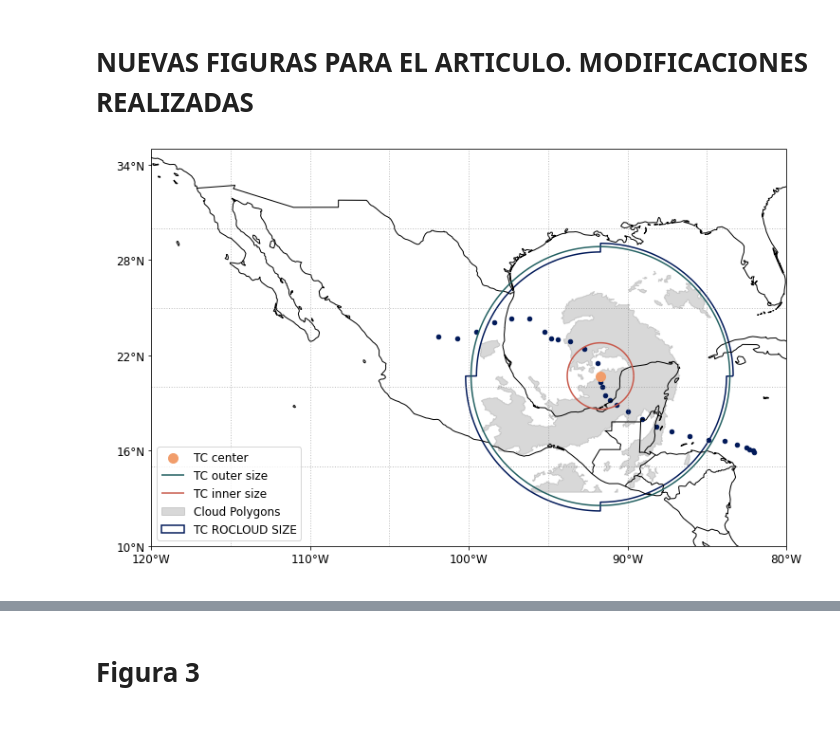
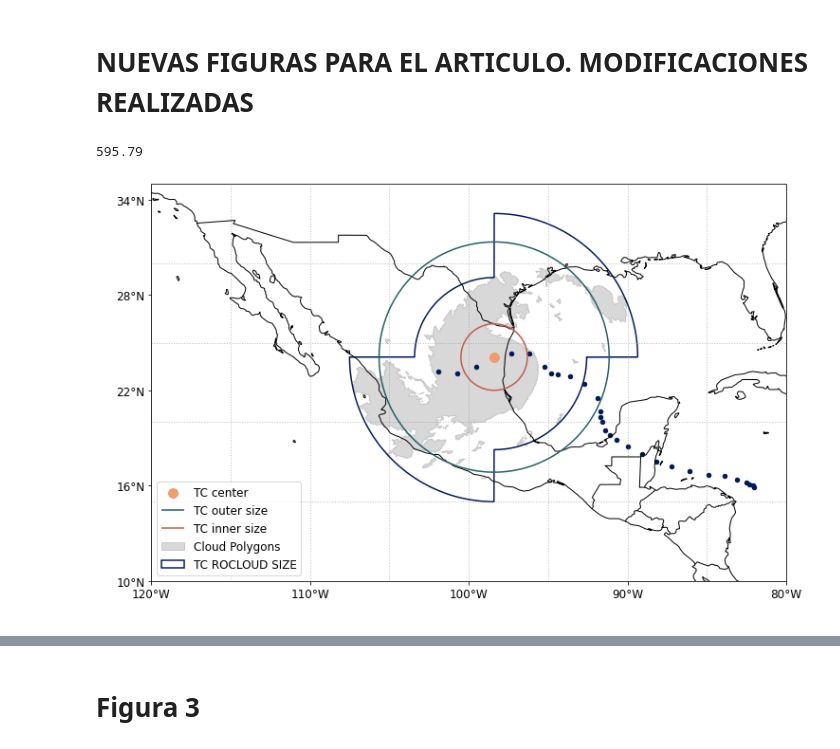
Before and after one commit to apereze/Figures_Article_DataBase, a Jupyter notebook: art_data/Figures_Art.ipynb, the cells around one changed output, grey strips where cells are left out. Cells and saved outputs as stored; diff of their text form; code cells hidden in the pictures.

```diff
--- a/art_data/Figures_Art.ipynb
+++ b/art_data/Figures_Art.ipynb
@@ -603,7 +603,7 @@ Rmean_NA vs. Rmean_EP: Mann-Whitney-Wilcoxon test two-sided, P_val:2.692e-50 U_s
 # %%
 # NUEVA FIGURA 1
 #POLY PARA R34
-i = 17
+i = 26
 R34 = 232.5
 R34_plot = circulo([alex.iloc[i].lon,alex.iloc[i].lat],R34/111.1)
 polyr34 =  gdf_conver(LineString(list(zip(R34_plot[0],R34_plot[1]))))
@@ -621,3 +623,7 @@ polygons['geometry'] = alex[['lon','lat','RNE','RNO','RSO','RSE']].apply(lambda
+# %%
+alexpcp.loc[26,'RNO']
+# %% [output]
+595.79
 # %%
 names = ['CT','dd','mm','yy','hh','lat', 'lon', 'MWS', 'RNE', 'RNO', 'RSO', 'RSE','Rp']
 PCPNA = each6h(pd.read_table('NA_2.5mm.dat', names=names, index_col=False))
@@ -647,39 +654,39 @@ ax.xaxis.set_major_formatter(lon_formatter)
 ax.yaxis.set_major_formatter(lat_formatter)
 
 #Postura de elementos a mostrar en el mapa
-poly[poly['ID']==i].plot(
+poly[poly['ID']==28].plot(
                          ax=ax, alpha = 0.3, color = 'gray', legend=True,
                          edgecolor= 'gray'
                         )
 alex.plot(
           x = 'lon', y = 'lat', kind = 'scatter', ax=ax,
           color = cm.batlowS(0), xlabel =' ', ylabel= ' ', label = 'TC Track'
           , legend = False)
 ctpos.plot(
             ax=ax, color = cm.batlowS(4), markersize = 100, legend=False, label = 'TC center'
            )
 polyar.plot(
             ax=ax, color = cm.batlowS(3),label = 'TC outer size', legend=True,
             linewidth = 1.5
             )
 polyr34.plot(
              ax=ax, color = cm.lajollaS(66),label = 'TC inner size', legend=True,
             linewidth = 1.5
             )
 polygons.loc[[i]].plot(ax=ax, color = "None", edgecolor= cm.batlowS(0), linewidth = 1.5)
 
 handles, labels = ax.get_legend_handles_labels()
 
 patch = mpatches.Patch(color='grey', alpha = 0.3, label='Cloud Polygons')
 patch1 = mpatches.Patch(facecolor = "w",linewidth = 1.5, edgecolor = cm.batlowS(0) ,label = 'TC ROCLOUD SIZE')
 handles.append(patch)
 handles.append(patch1)
 
 ax.legend(handles=handles, loc=3, fontsize=12)
 
 plt.savefig("F1.jpeg", dpi= 300, bbox_inches='tight')
 # %% [output]
-[figure, old version]
+[figure, new version]
 # %%
 polypcp = pd.read_csv('alex_pcp.csv')
 geometry = gpd.GeoSeries.from_wkt(polypcp['geometry'] )
```
Also changed, not shown: parts of 3 cells of this notebook, 2 other files.
